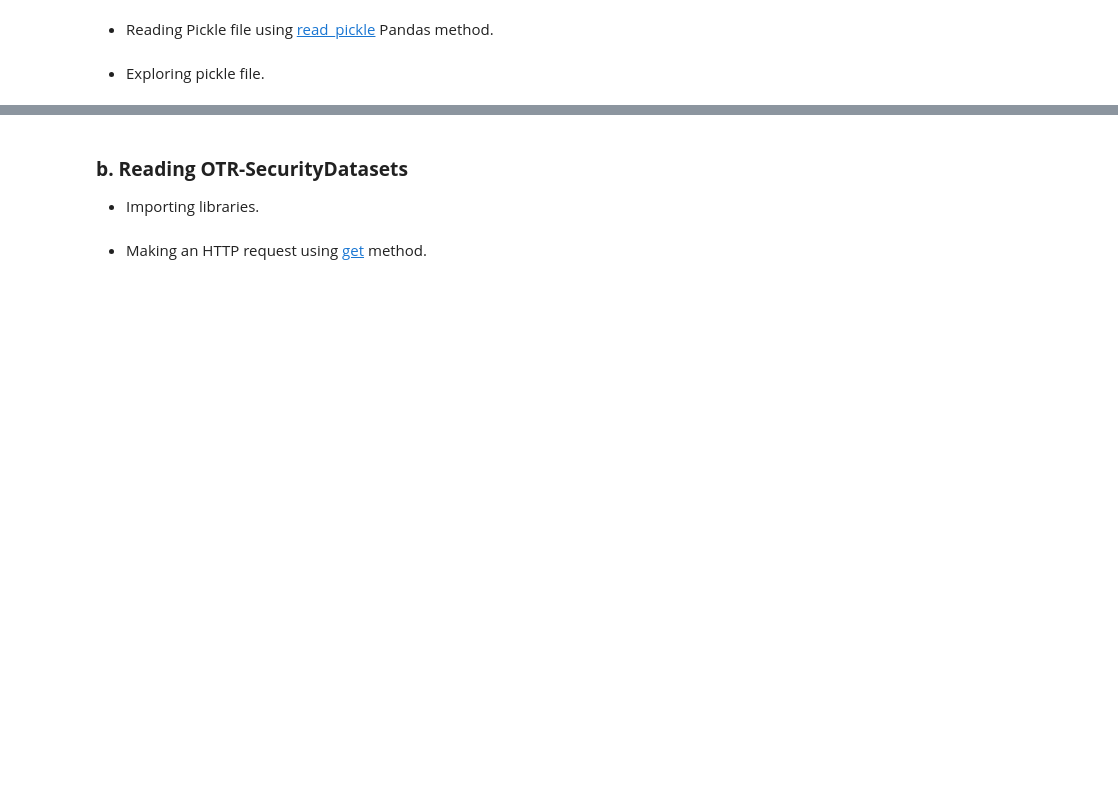
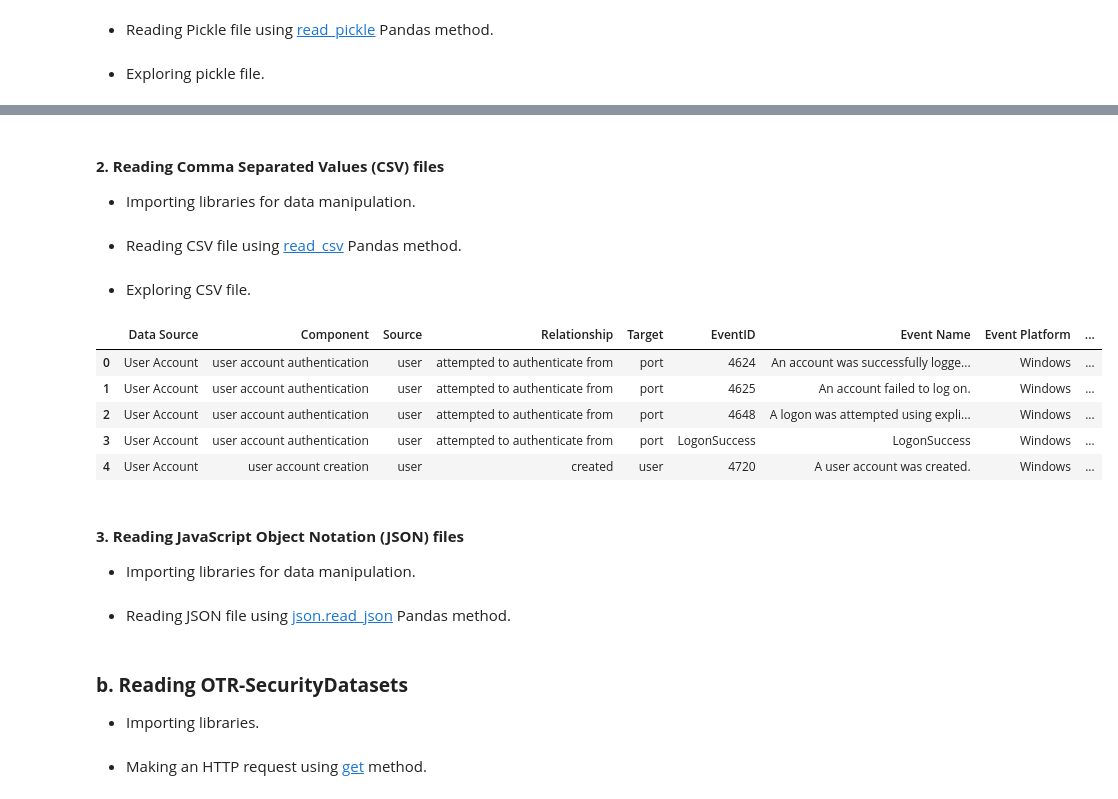
Before and after one commit to OTRF/infosec-jupyterthon, a Jupyter notebook: docs/workshops/2021/notebooks_for_secutity_operations/day1/day1_part2_acquiring_data.ipynb, the cells around one changed output, grey strips where cells are left out. Saved outputs shown, nothing was run; the diff lists cells and outputs as text; code cells hidden in the pictures; blank space fills up the shorter version.

Commit message:
Updated notebook and added CSV file in data folder

```diff
--- a/docs/workshops/2021/notebooks_for_secutity_operations/day1/day1_part2_acquiring_data.ipynb
+++ b/docs/workshops/2021/notebooks_for_secutity_operations/day1/day1_part2_acquiring_data.ipynb
@@ -146,3 +157,7 @@ logons_full_df.head()
 | 2 | 52b1ab41-869e-4138-9e40-2a4457f09bf0 | MSTICAlertsWin1\MSTICAdmin | 4624 | 2019-02-12 04:37:27.997 | 263a788b-6526-4cdc-8ed9-d79402fe4aa0 | MSTICAlertsWin1 | - | ... |
 | 3 | 52b1ab41-869e-4138-9e40-2a4457f09bf0 | MSTICAlertsWin1\MSTICAdmin | 4624 | 2019-02-12 04:38:16.550 | 263a788b-6526-4cdc-8ed9-d79402fe4aa0 | MSTICAlertsWin1 | - | ... |
 | 4 | 52b1ab41-869e-4138-9e40-2a4457f09bf0 | MSTICAlertsWin1\MSTICAdmin | 4624 | 2019-02-12 04:38:21.370 | 263a788b-6526-4cdc-8ed9-d79402fe4aa0 | MSTICAlertsWin1 | - | ... |
+# %% [markdown]
+#### **2. Reading Comma Separated Values (CSV) files**
+
+- Importing libraries for data manipulation.
@@ -148,0 +166,19 @@ logons_full_df.head()
+# %% [markdown]
+- Reading CSV file using [read_csv](https://pandas.pydata.org/pandas-docs/stable/reference/api/pandas.read_csv.html) Pandas method.
+# %%
+attck_event_mappings = pd.read_csv(filepath_or_buffer="../data/attack_events_mapping.csv")
+# %% [markdown]
+- Exploring CSV file.
+# %%
+attck_event_mappings.head()
+# %% [output]
+|  | Data Source | Component | Source | Relationship | Target | EventID | Event Name | Event Platform | ... |
+| 0 | User Account | user account authentication | user | attempted to authenticate from | port | 4624 | An account was successfully logge... | Windows | ... |
+| 1 | User Account | user account authentication | user | attempted to authenticate from | port | 4625 | An account failed to log on. | Windows | ... |
+| 2 | User Account | user account authentication | user | attempted to authenticate from | port | 4648 | A logon was attempted using expli... | Windows | ... |
+| 3 | User Account | user account authentication | user | attempted to authenticate from | port | LogonSuccess | LogonSuccess | Windows | ... |
+| 4 | User Account | user account creation | user | created | user | 4720 | A user account was created. | Windows | ... |
+# %% [markdown]
+#### **3. Reading JavaScript Object Notation (JSON) files**
+
+- Importing libraries for data manipulation.
@@ -149,3 +187,5 @@ logons_full_df.head()
+# %% [markdown]
+- Reading JSON file using [json.read_json](https://pandas.pydata.org/pandas-docs/stable/reference/api/pandas.io.json.read_json.html) Pandas method.
 # %% [markdown]
 ### **b. Reading OTR-SecurityDatasets**
 
```
Also changed, not shown: parts of 8 cells of this notebook, 1 other file.
